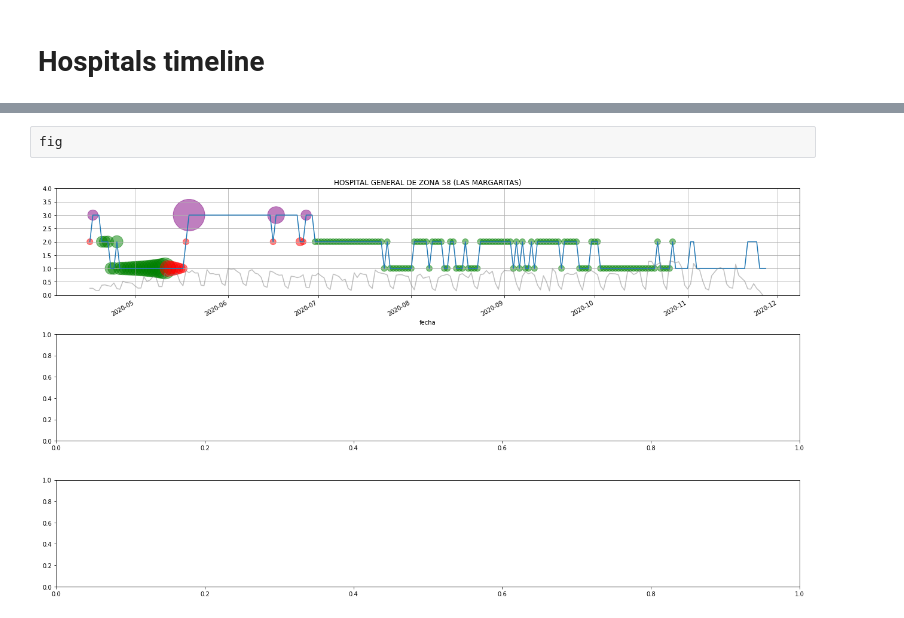
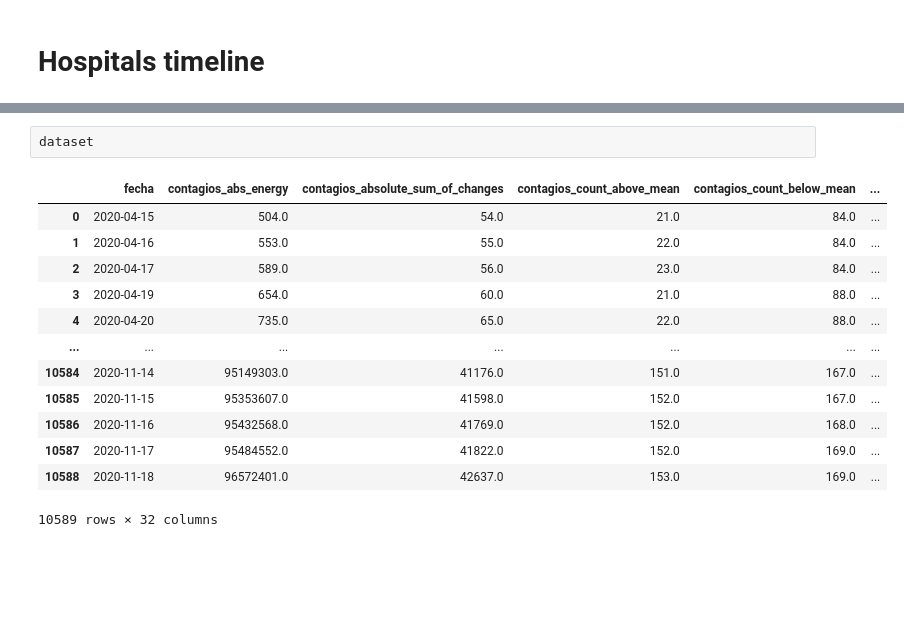
Before and after one commit to dhdzmota/omath_mota_rulo, a Jupyter notebook: notebooks/Municipio data.ipynb, the cells around one changed output, grey strips where cells are left out. Cells and saved outputs as stored; diff of their text form; blank space fills up the shorter version.

```diff
--- a/notebooks/Municipio data.ipynb
+++ b/notebooks/Municipio data.ipynb
@@ -121,4 +146,16 @@ covid_cases = neighbor_municipios_daily_cases.sum(axis=1)
-# %%
-fig
-# %% [output]
-[figure, removed]
+# %%
+dataset
+# %% [output]
+|  | fecha | contagios_abs_energy | contagios_absolute_sum_of_changes | contagios_count_above_mean | contagios_count_below_mean | ... |
+| 0 | 2020-04-15 | 504.0 | 54.0 | 21.0 | 84.0 | ... |
+| 1 | 2020-04-16 | 553.0 | 55.0 | 22.0 | 84.0 | ... |
+| 2 | 2020-04-17 | 589.0 | 56.0 | 23.0 | 84.0 | ... |
+| 3 | 2020-04-19 | 654.0 | 60.0 | 21.0 | 88.0 | ... |
+| 4 | 2020-04-20 | 735.0 | 65.0 | 22.0 | 88.0 | ... |
+| ... | ... | ... | ... | ... | ... | ... |
+| 10584 | 2020-11-14 | 95149303.0 | 41176.0 | 151.0 | 167.0 | ... |
+| 10585 | 2020-11-15 | 95353607.0 | 41598.0 | 152.0 | 167.0 | ... |
+| 10586 | 2020-11-16 | 95432568.0 | 41769.0 | 152.0 | 168.0 | ... |
+| 10587 | 2020-11-17 | 95484552.0 | 41822.0 | 152.0 | 169.0 | ... |
+| 10588 | 2020-11-18 | 96572401.0 | 42637.0 | 153.0 | 169.0 | ... |
+10589 rows × 32 columns
```
Also changed, not shown: parts of 8 cells of this notebook, 3 other files.
